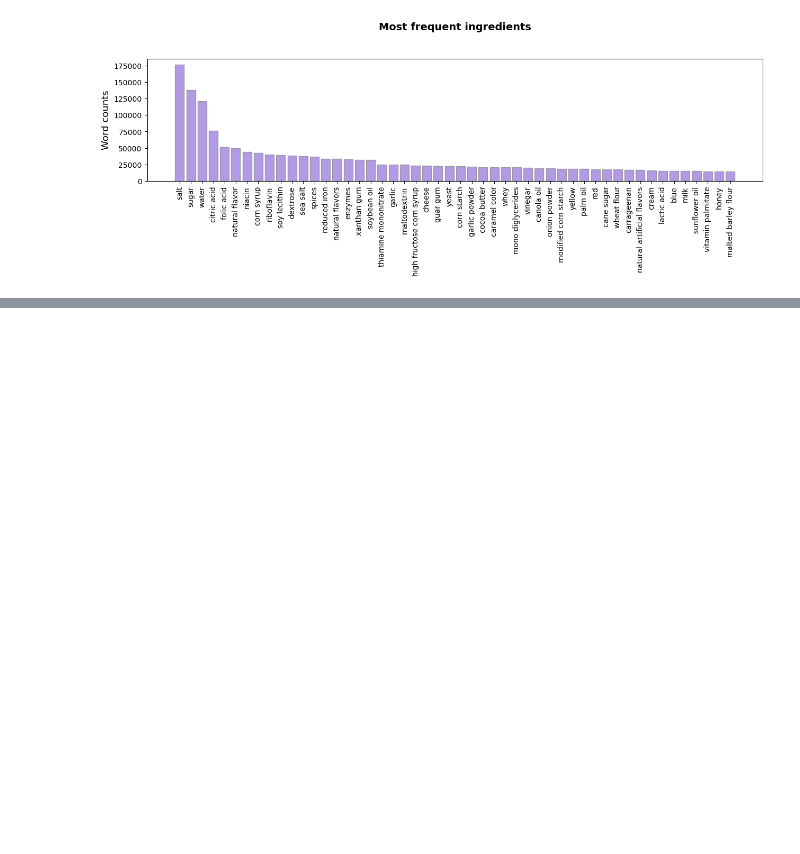
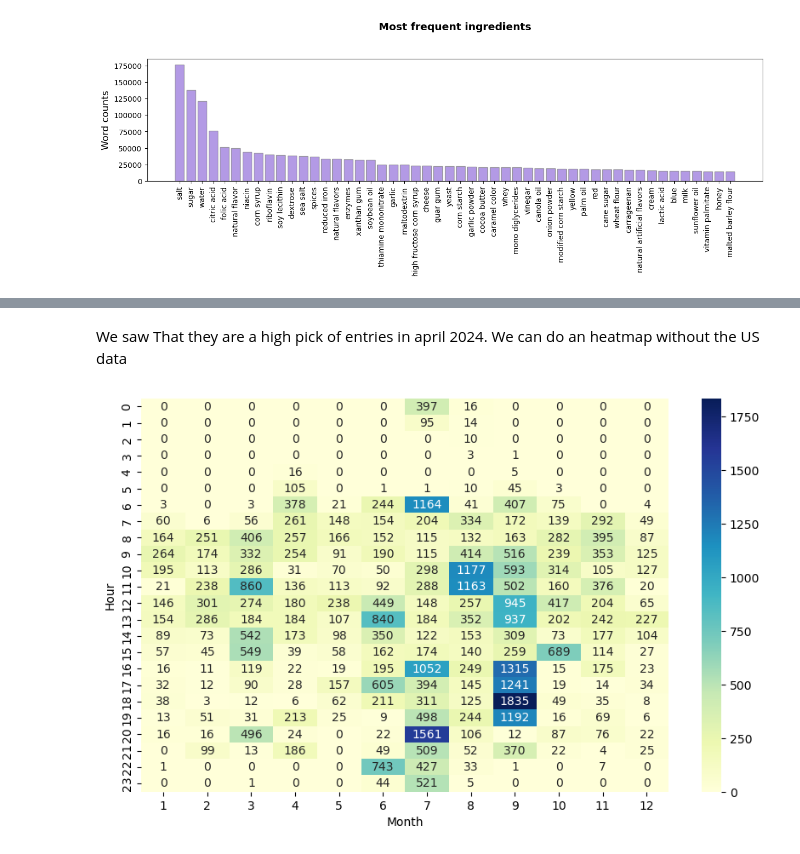
Before and after one commit to FlorieG/Machine_Learning_EPFL-extension-school, a Jupyter notebook: Course#2 Data Analysis/Project_C2.ipynb, the cells around one changed output, grey strips where cells are left out. Cells and saved outputs as stored; diff of their text form; code cells hidden in the pictures; blank space fills up the shorter version.

```diff
--- a/Course#2 Data Analysis/Project_C2.ipynb
+++ b/Course#2 Data Analysis/Project_C2.ipynb
@@ -1369,0 +1481,16 @@ plt.show()
+# %% [markdown]
+We saw That they are a high pick of entries in april 2024. We can do an heatmap without the US data
+# %%
+df_dates = df_dates[df_dates.country != "US"]
+
+# We create a pivot_table to get the count per month per hour
+pivot_table = df_dates.pivot_table(index='hour', columns='month', aggfunc='size', fill_value=0)
+
+plt.figure(figsize=(10, 6))
+sns.heatmap(pivot_table, cmap='YlGnBu', annot=True, fmt='d', cbar=True)
+plt.xlabel('Month')
+plt.ylabel('Hour')
+
+plt.show()
+# %% [output]
+[figure, added]
```
Also changed, not shown: parts of 20 cells of this notebook, 18 other files.
